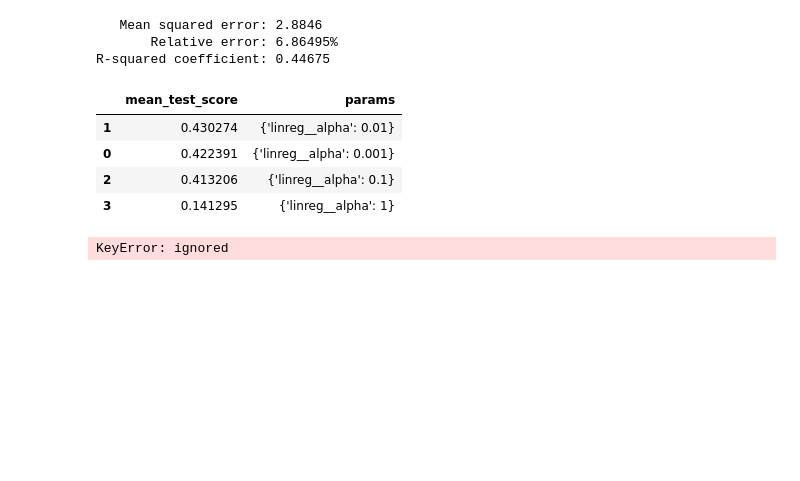
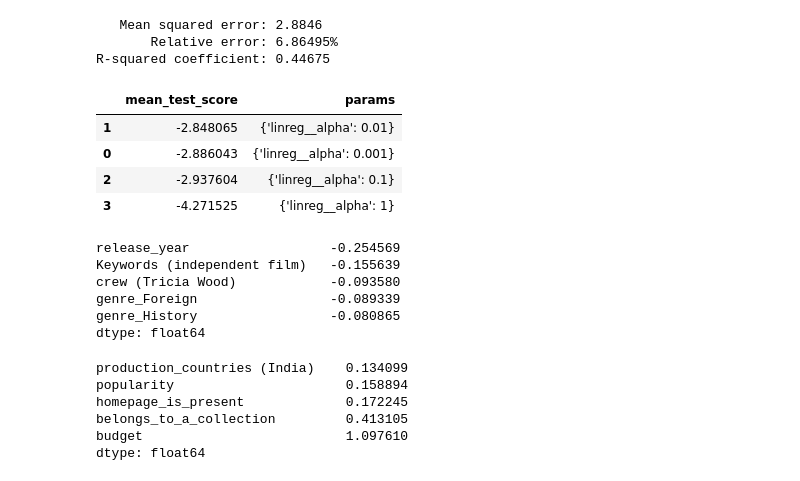
Before and after one commit to sergiorolnic/datascience, a Jupyter notebook: datascience_project.ipynb, the cells around one changed output. Saved outputs shown, nothing was run; the diff lists cells and outputs as text; code cells hidden in the pictures; blank space fills up the shorter version.

```diff
--- a/datascience_project.ipynb
+++ b/datascience_project.ipynb
@@ -378,18 +383,18 @@ R-squared coefficient: 0.44675
 # %%
 model = Pipeline([
     ("scale",  StandardScaler(with_mean=False)),
     ("linreg", Lasso())
 ])
 grid = {
     "linreg__alpha": [0.001,0.01, 0.1, 1]
     }
-gs = GridSearchCV(model, param_grid=grid, cv=5)
+gs = GridSearchCV(model, param_grid=grid, scoring="neg_mean_squared_error", cv=5)
 gs.fit(X_data, Y_data)
 sel = ["mean_test_score","params"]
 pd.DataFrame(gs.cv_results_).sort_values("mean_test_score", ascending=False)[sel]
 # %% [output]
 |  | mean_test_score | params |
-| 1 | 0.430274 | {'linreg__alpha': 0.01} |
-| 0 | 0.422391 | {'linreg__alpha': 0.001} |
-| 2 | 0.413206 | {'linreg__alpha': 0.1} |
-| 3 | 0.141295 | {'linreg__alpha': 1} |
+| 1 | -2.848065 | {'linreg__alpha': 0.01} |
+| 0 | -2.886043 | {'linreg__alpha': 0.001} |
+| 2 | -2.937604 | {'linreg__alpha': 0.1} |
+| 3 | -4.271525 | {'linreg__alpha': 1} |
@@ -396,4 +407,21 @@ pd.DataFrame(gs.cv_results_).sort_values("mean_test_score", ascending=False)[sel
 # %%
-pd.Series(model.named_steps["regr"].coef_, X_val.columns).sort_values()
+lasso = pd.Series(model.named_steps["linreg"].coef_, X_data.columns)
+
+lasso.sort_values(inplace=True)
+lasso.head(5)
 # %% [output]
-KeyError: ignored
+release_year                  -0.254569
+Keywords (independent film)   -0.155639
+crew (Tricia Wood)            -0.093580
+genre_Foreign                 -0.089339
+genre_History                 -0.080865
+dtype: float64
+# %%
+lasso.tail(5)
+# %% [output]
+production_countries (India)    0.134099
+popularity                      0.158894
+homepage_is_present             0.172245
+belongs_to_a_collection         0.413105
+budget                          1.097610
+dtype: float64
```
Also changed, not shown: parts of 16 cells of this notebook.
